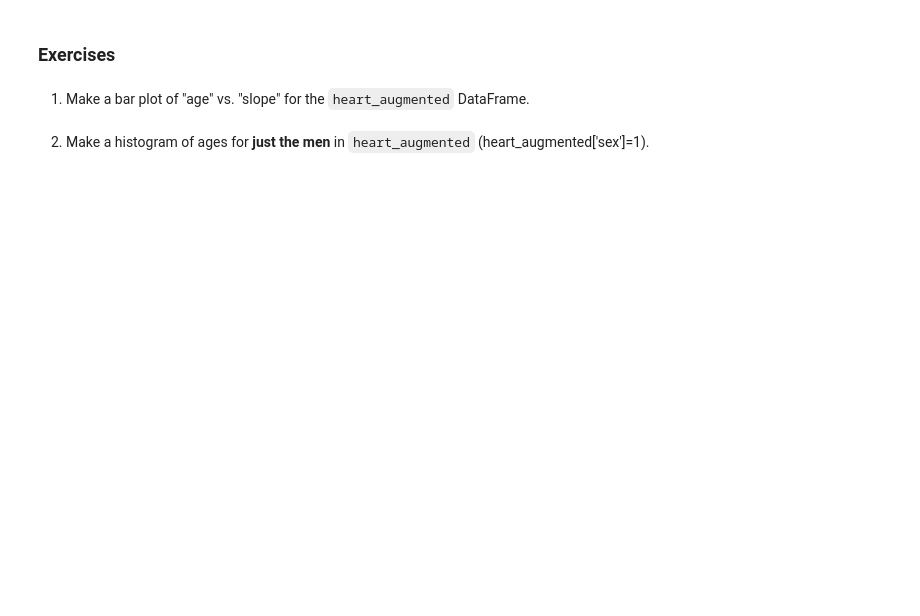
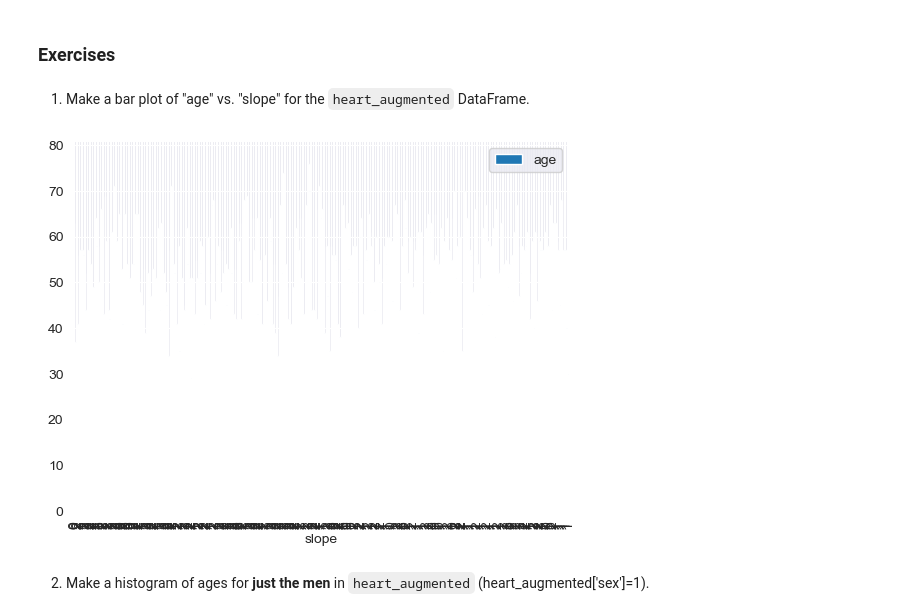
Before and after one commit to JennavieveLedesma/Python_Assignments, a Jupyter notebook: Lab_Assignments/Python_Lab_Exercise_2.ipynb, the cells around one changed output. Drawn from its saved outputs; the diff is of its cells as text; code cells hidden in the pictures; blank space fills up the shorter version.

```diff
--- a/Lab_Assignments/Python_Lab_Exercise_2.ipynb
+++ b/Lab_Assignments/Python_Lab_Exercise_2.ipynb
@@ -233,6 +571,9 @@ heart_augmented.hist(column='chol');
 1. Make a bar plot of "age" vs. "slope" for the `heart_augmented` DataFrame.
 # %%
 # complete the python code here
+heart_df.plot(x = 'slope', y = 'age', kind = 'bar');
+# %% [output]
+[figure, added]
 # %% [markdown]
 2. Make a histogram of ages for **just the men** in `heart_augmented` (heart_augmented['sex']=1).
 # %%
```
Also changed, not shown: parts of 44 cells of this notebook, 1 other file.
